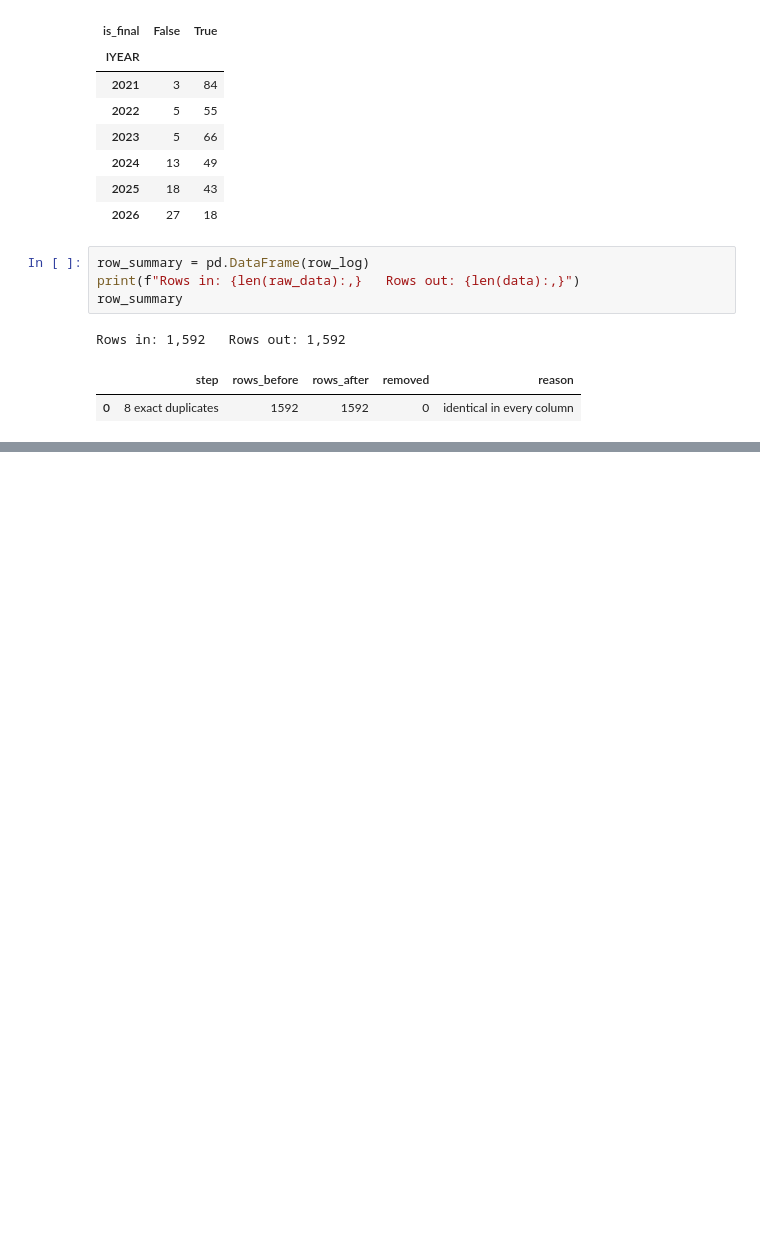
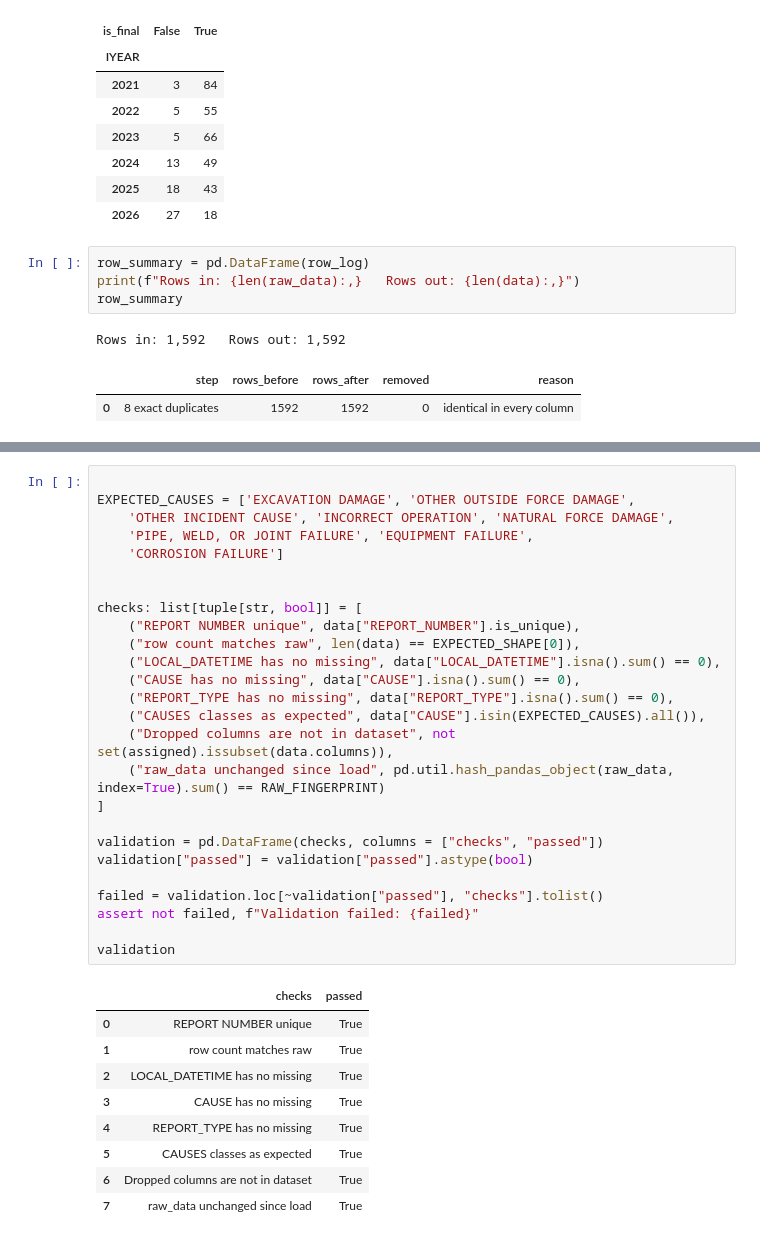
Before and after one commit to jkat-codes/CMOR438-Natural-Gas-Pipeline-Project, a Jupyter notebook: notebooks/00-acquisition.ipynb, the cells around one changed output, grey strips where cells are left out. Cells and saved outputs as stored; diff of their text form; blank space fills up the shorter version.

Commit message:
Added validation step with checks

```diff
--- a/notebooks/00-acquisition.ipynb
+++ b/notebooks/00-acquisition.ipynb
@@ -682,0 +700,36 @@ Rows in: 1,592   Rows out: 1,592
+# %%
+
+EXPECTED_CAUSES = ['EXCAVATION DAMAGE', 'OTHER OUTSIDE FORCE DAMAGE',
+    'OTHER INCIDENT CAUSE', 'INCORRECT OPERATION', 'NATURAL FORCE DAMAGE',
+    'PIPE, WELD, OR JOINT FAILURE', 'EQUIPMENT FAILURE',
+    'CORROSION FAILURE']
+
+
+checks: list[tuple[str, bool]] = [
+    ("REPORT NUMBER unique", data["REPORT_NUMBER"].is_unique),
+    ("row count matches raw", len(data) == EXPECTED_SHAPE[0]),
+    ("LOCAL_DATETIME has no missing", data["LOCAL_DATETIME"].isna().sum() == 0),
+    ("CAUSE has no missing", data["CAUSE"].isna().sum() == 0),
+    ("REPORT_TYPE has no missing", data["REPORT_TYPE"].isna().sum() == 0),
+    ("CAUSES classes as expected", data["CAUSE"].isin(EXPECTED_CAUSES).all()),
+    ("Dropped columns are not in dataset", not set(assigned).issubset(data.columns)),
+    ("raw_data unchanged since load", pd.util.hash_pandas_object(raw_data, index=True).sum() == RAW_FINGERPRINT)
+]
+
+validation = pd.DataFrame(checks, columns = ["checks", "passed"])
+validation["passed"] = validation["passed"].astype(bool)
+
+failed = validation.loc[~validation["passed"], "checks"].tolist()
+assert not failed, f"Validation failed: {failed}"
+
+validation
+# %% [output]
+|  | checks | passed |
+| 0 | REPORT NUMBER unique | True |
+| 1 | row count matches raw | True |
+| 2 | LOCAL_DATETIME has no missing | True |
+| 3 | CAUSE has no missing | True |
+| 4 | REPORT_TYPE has no missing | True |
+| 5 | CAUSES classes as expected | True |
+| 6 | Dropped columns are not in dataset | True |
+| 7 | raw_data unchanged since load | True |
```
Also changed, not shown: parts of 1 cell of this notebook.
